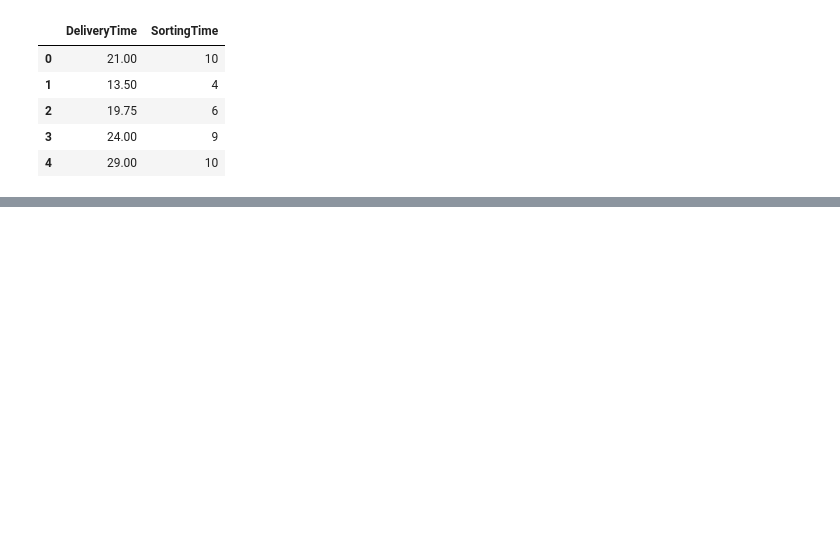
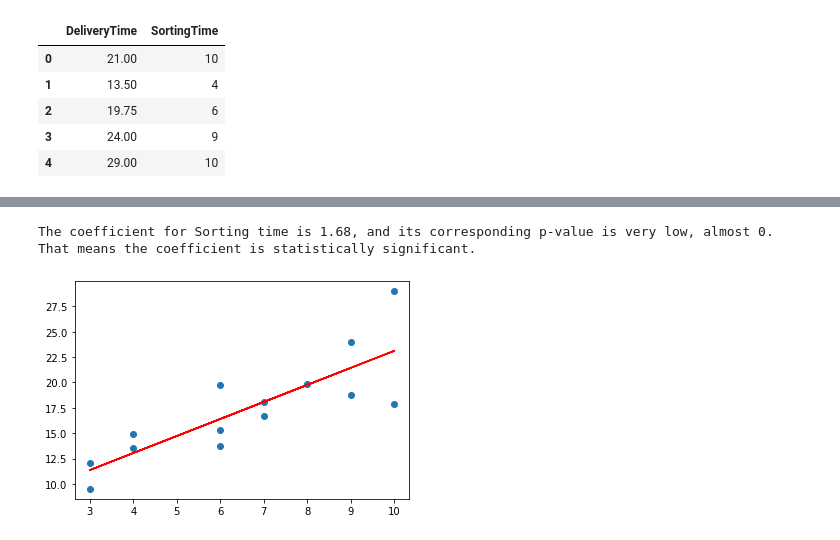
Before and after one commit to Meghagaik/Assignments, a Jupyter notebook: SimpleLinearRegression-Delivery_time.ipynb, the cells around one changed output, grey strips where cells are left out. Cells and saved outputs as stored; diff of their text form; code cells hidden in the pictures; blank space fills up the shorter version.

```diff
--- a/SimpleLinearRegression-Delivery_time.ipynb
+++ b/SimpleLinearRegression-Delivery_time.ipynb
@@ -72,0 +67,7 @@ dtype: float64
+# %%
+# Splitting the varaibles as training and testing
+from sklearn.model_selection import train_test_split
+X_train, X_test, y_train, y_test = train_test_split(X, y, train_size = 0.7,
+                                                    test_size = 0.3, random_state = 100)
+X_train
+y_train
@@ -72,0 +129,11 @@ dtype: float64
+# %%
+print("The coefficient for Sorting time is 1.68, and its corresponding p-value is very low, almost 0. That means the coefficient is statistically significant.")
+# %% [output]
+The coefficient for Sorting time is 1.68, and its corresponding p-value is very low, almost 0. That means the coefficient is statistically significant.
+# %%
+# Visualizing the regression line
+plt.scatter(X_train, y_train)
+plt.plot(X_train, 6.3196 + 1.6799*X_train, 'r')
+plt.show()
+# %% [output]
+[figure, added]
```
Also changed, not shown: parts of 31 cells of this notebook.
